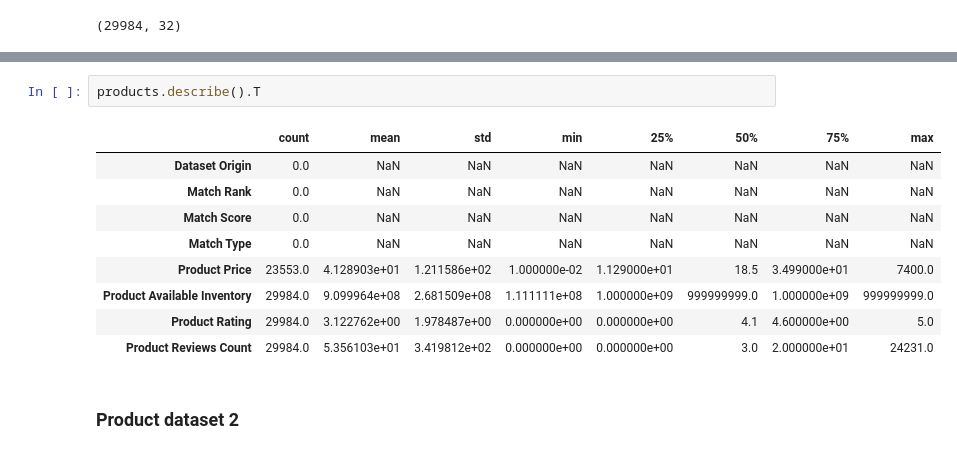
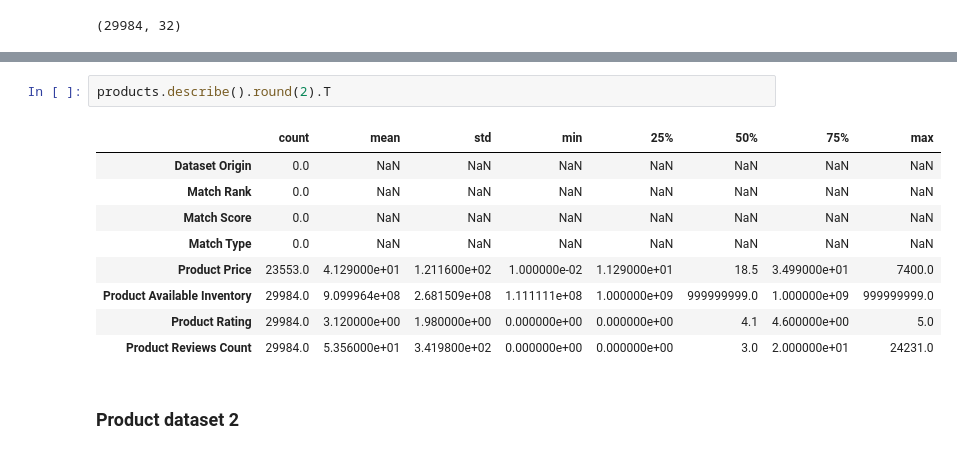
Before and after one commit to cotica/capstone, a Jupyter notebook: code/Amazon-order-history-EDA.ipynb, the cells around one changed output, grey strips where cells are left out. Cells and saved outputs as stored; diff of their text form.

```diff
--- a/code/Amazon-order-history-EDA.ipynb
+++ b/code/Amazon-order-history-EDA.ipynb
@@ -148,17 +145,17 @@ Data columns (total 32 columns):
 dtypes: float64(6), int64(2), object(24)
 memory usage: 7.3+ MB
 # %%
-products.describe().T
+products.describe().round(2).T
 # %% [output]
 |  | count | mean | std | min | 25% | 50% | 75% | max |
 | Dataset Origin | 0.0 | NaN | NaN | NaN | NaN | NaN | NaN | NaN |
 | Match Rank | 0.0 | NaN | NaN | NaN | NaN | NaN | NaN | NaN |
 | Match Score | 0.0 | NaN | NaN | NaN | NaN | NaN | NaN | NaN |
 | Match Type | 0.0 | NaN | NaN | NaN | NaN | NaN | NaN | NaN |
-| Product Price | 23553.0 | 4.128903e+01 | 1.211586e+02 | 1.000000e-02 | 1.129000e+01 | 18.5 | 3.499000e+01 | 7400.0 |
+| Product Price | 23553.0 | 4.129000e+01 | 1.211600e+02 | 1.000000e-02 | 1.129000e+01 | 18.5 | 3.499000e+01 | 7400.0 |
 | Product Available Inventory | 29984.0 | 9.099964e+08 | 2.681509e+08 | 1.111111e+08 | 1.000000e+09 | 999999999.0 | 1.000000e+09 | 999999999.0 |
-| Product Rating | 29984.0 | 3.122762e+00 | 1.978487e+00 | 0.000000e+00 | 0.000000e+00 | 4.1 | 4.600000e+00 | 5.0 |
-| Product Reviews Count | 29984.0 | 5.356103e+01 | 3.419812e+02 | 0.000000e+00 | 0.000000e+00 | 3.0 | 2.000000e+01 | 24231.0 |
+| Product Rating | 29984.0 | 3.120000e+00 | 1.980000e+00 | 0.000000e+00 | 0.000000e+00 | 4.1 | 4.600000e+00 | 5.0 |
+| Product Reviews Count | 29984.0 | 5.356000e+01 | 3.419800e+02 | 0.000000e+00 | 0.000000e+00 | 3.0 | 2.000000e+01 | 24231.0 |
 # %% [markdown]
 ### Product dataset 2
 # %%
```
Also changed, not shown: parts of 20 cells of this notebook.
